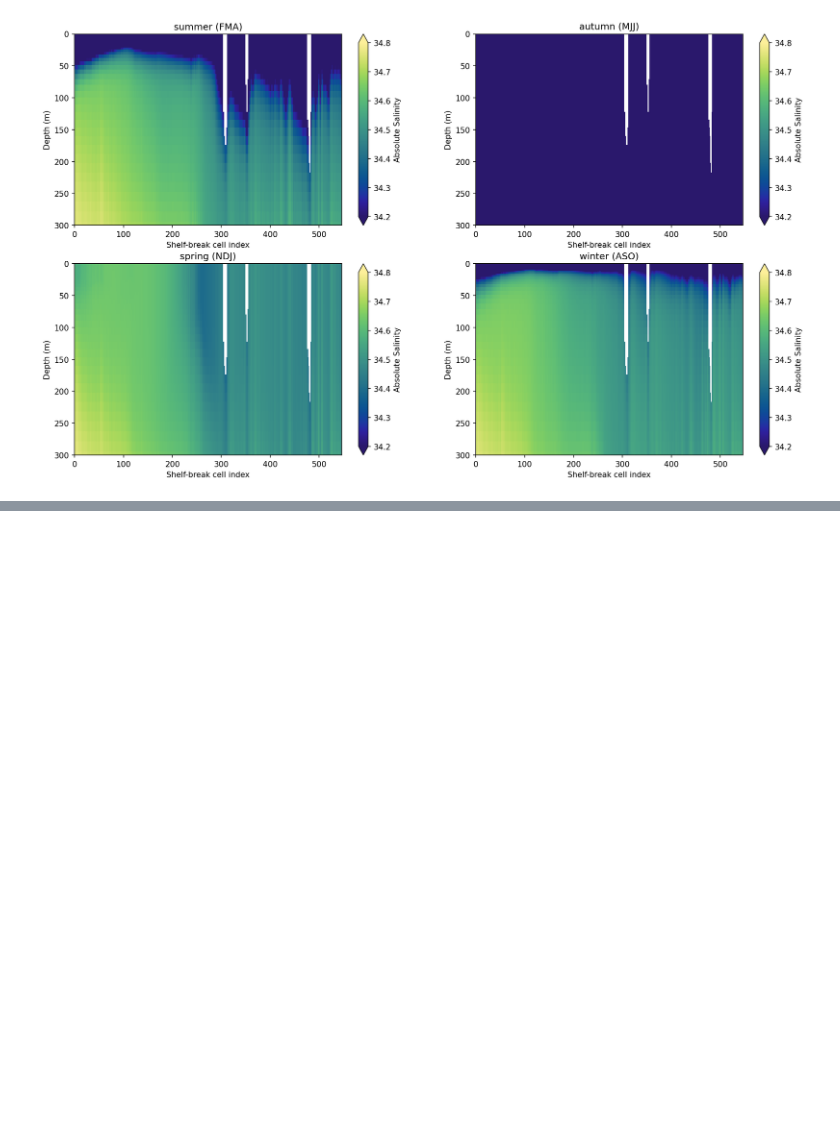
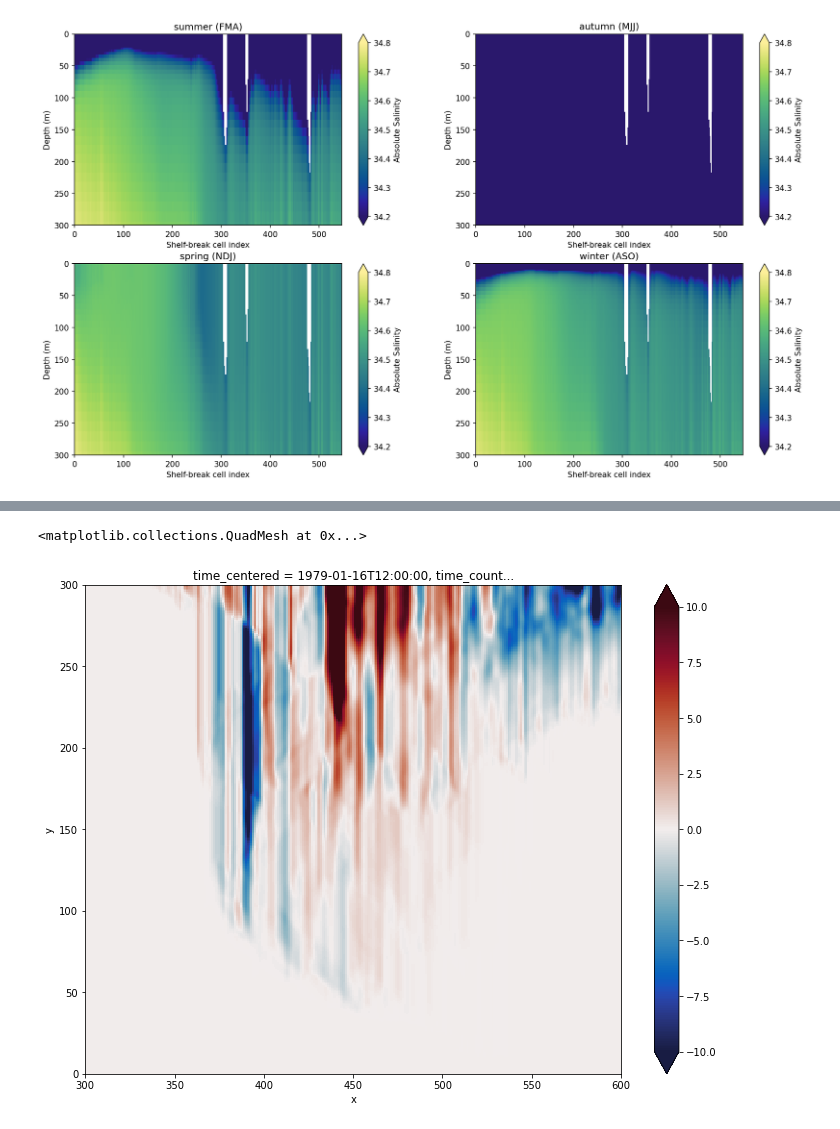
Before and after one commit to brogalla/analysis-birgal, a Jupyter notebook: nemo_config_setup/climate-experiments/weddell-FRIS-shelfbreak.ipynb, the cells around one changed output, grey strips where cells are left out. Cells and saved outputs as stored; diff of their text form; code cells hidden in the pictures; blank space fills up the shorter version.

```diff
--- a/nemo_config_setup/climate-experiments/weddell-FRIS-shelfbreak.ipynb
+++ b/nemo_config_setup/climate-experiments/weddell-FRIS-shelfbreak.ipynb
@@ -103,0 +122,28 @@ for a, axis in enumerate(ax.ravel()):
+# %%
+gridU_files = np.sort(glob.glob(f'{run_dir}files/*grid_U*'))
+gridV_files = np.sort(glob.glob(f'{run_dir}files/*grid_V*'))
+
+dsU = xr.open_dataset(gridU_files[0]).isel(time_counter=0)#.isel(x=slice(800,1200)).mean(dim='time_counter')
+dsV = xr.open_dataset(gridV_files[0]).isel(time_counter=0)#.isel(x=slice(800,1200)).mean(dim='time_counter')
+ds_mesh_sub = ds_mesh #.isel(x=slice(800,1200))
+# %%
+# Calculate the barotropic streamfunction.
+def barotropic_streamfunction (ds_u, ds_v, ds_domcfg, periodic=True, halo=True):
+
+    # Definite integral over depth (thkcello is dz)
+    udz = (ds_u['uo']*ds_u['thkcello']).sum(dim='depthu')
+    vdz = (ds_v['vo']*ds_v['thkcello']).sum(dim='depthv')
+    # Interpolate to t-grid
+    udz_t = interp_grid(udz, 'u', 't', periodic=periodic, halo=halo)
+    vdz_t = interp_grid(vdz, 'v', 't', periodic=periodic, halo=halo)
+    tmask_full = (ds_domcfg['tmask']).sum(dim='nav_lev')
+    udz_t = xr.where(tmask_full.values==0, np.nan, udz_t)
+    vdz_t = xr.where(tmask_full.values==0, np.nan, vdz_t)
+    # Rotate to get geographic velocity components, and save cos and sin of angles
+    udz_tg, vdz_tg, cos_grid, sin_grid = rotate_vector(udz_t, vdz_t, ds_domcfg, gtype='T', periodic=periodic, halo=halo, return_angles=True)
+    # Get integrand: dy in north-south direction, based on angle of grid
+    dy = ds_domcfg['e2t']*cos_grid
+    # Indefinite integral from south to north, and convert to Sv
+    return udz, vdz, udz_t, vdz_t, udz_tg, vdz_tg, dy, cos_grid, sin_grid #.cumsum(dim='y')*1e-6
+# %%
+udz, vdz, udz_t, vdz_t, udz_tg, vdz_tg, dy, cos_grid, sin_grid = barotropic_streamfunction(dsU.rename({'e3u':'thkcello'}), dsV.rename({'e3v':'thkcello'}), ds_mesh_sub)
@@ -103,0 +153,6 @@ for a, axis in enumerate(ax.ravel()):
+# %%
+kwags = {'figsize':(12,9), 'vmin':-10, 'vmax':10, 'cmap':cmocean.cm.balance, 'xlim':(300,600), 'ylim':(0,300)}
+((vdz_tg*dy).cumsum(dim='y')*1e-6).plot(**kwags)
+# %% [output]
+<matplotlib.collections.QuadMesh at 0x...>
+[figure, added]
```
Also changed, not shown: parts of 20 cells of this notebook.
